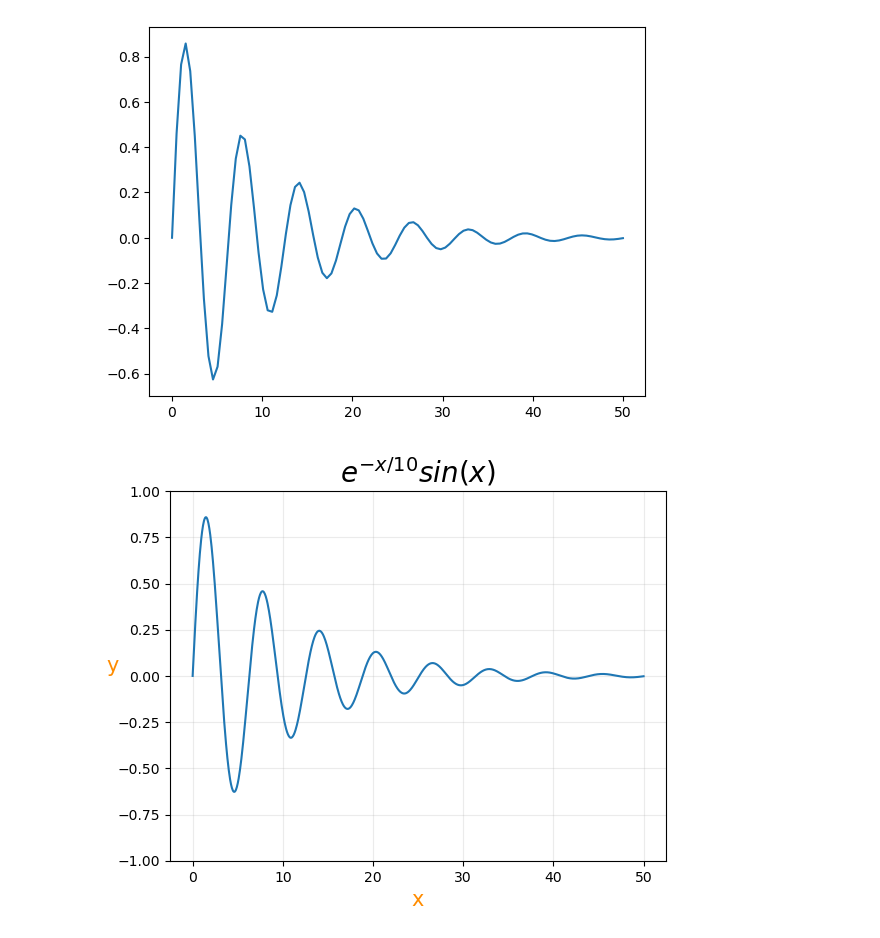
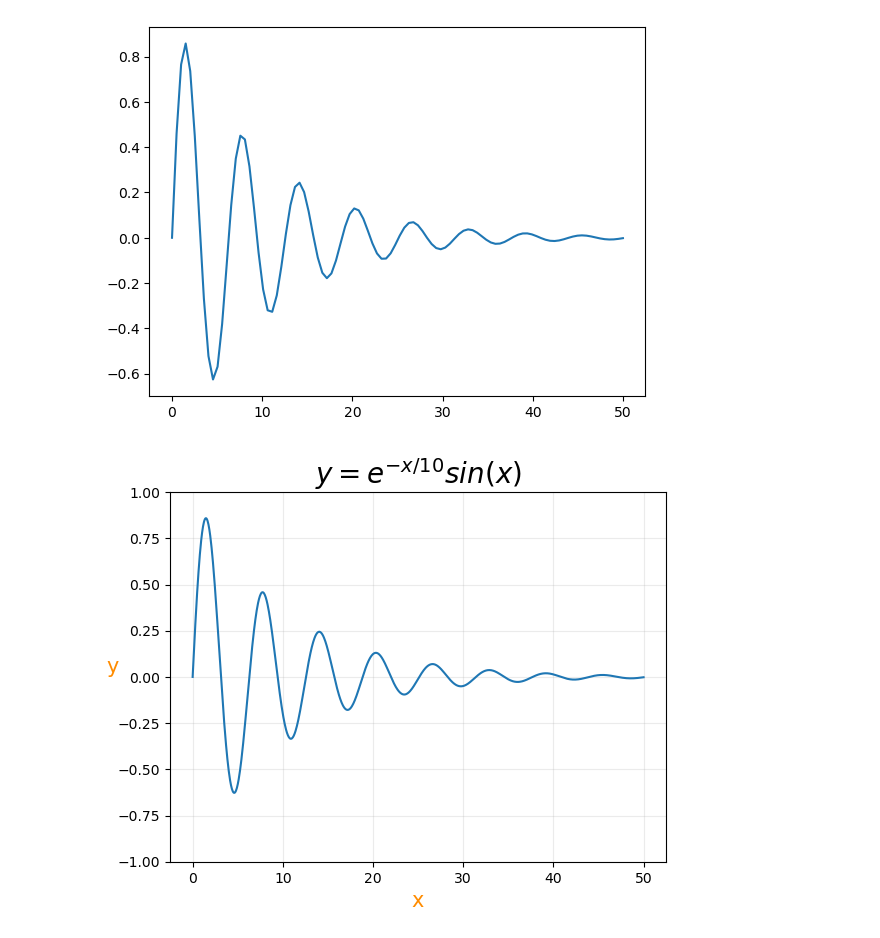
Before and after one commit to SPS-SP2273/learning-portfolio-2024-aug-frostdescent1024, a Jupyter notebook: 7.2_plotting__exercises/plotting_(need)_exercises.ipynb, the cells around one changed output. Cells and saved outputs as stored; diff of their text form; code cells hidden in the pictures.

Commit message:
Updated plotting_need & good_ exercises

```diff
--- a/7.2_plotting__exercises/plotting_(need)_exercises.ipynb
+++ b/7.2_plotting__exercises/plotting_(need)_exercises.ipynb
@@ -39,13 +39,13 @@ plt.show()
 # %%
 #2
 x = np.linspace(0, 50, 1000)
 y = np.exp(-x/10)*np.sin(x)
 plt.plot(x, y)
 plt.xlabel('x', fontsize=15, color='darkorange')
 plt.ylabel('y', fontsize=15, color='darkorange', rotation=0)
 plt.grid(alpha=.25)
-plt.title('$e^{-x/10}sin(x)$', fontsize=20)
+plt.title('$y = e^{-x/10}sin(x)$', fontsize=20)
 plt.ylim([-1, 1])
 plt.show()
 # %% [output]
-[figure, old version]
+[figure, new version]
```
Also changed, not shown: 3 other files.
